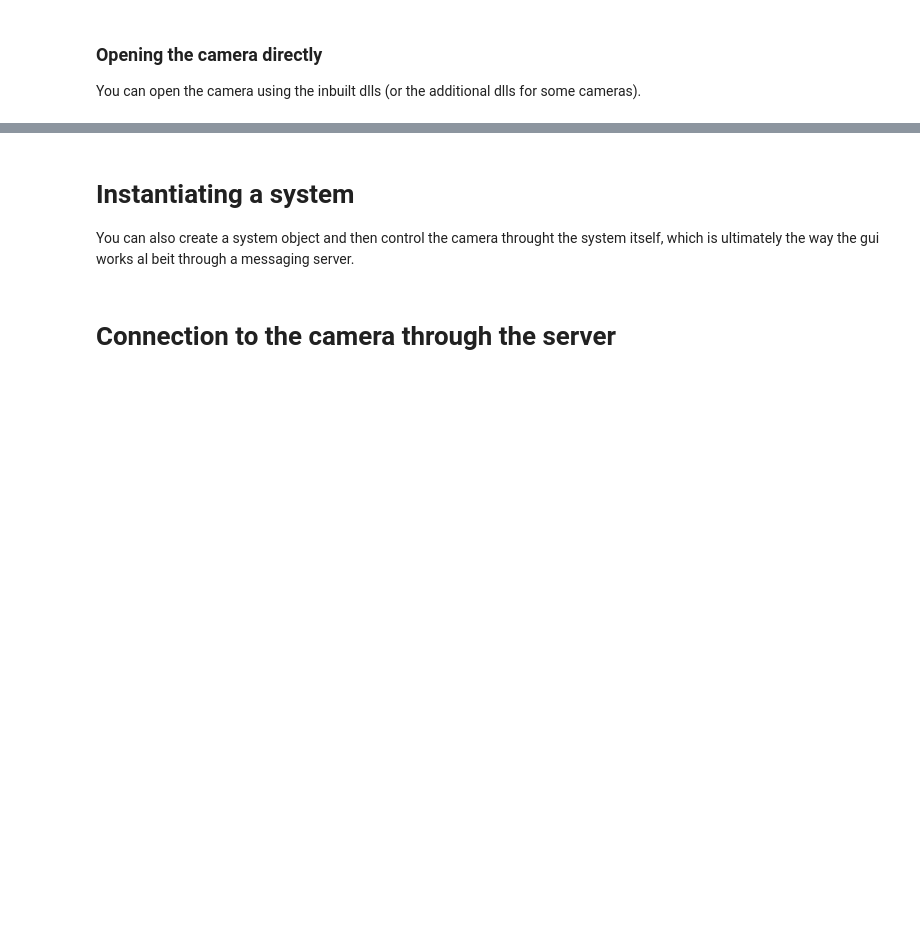
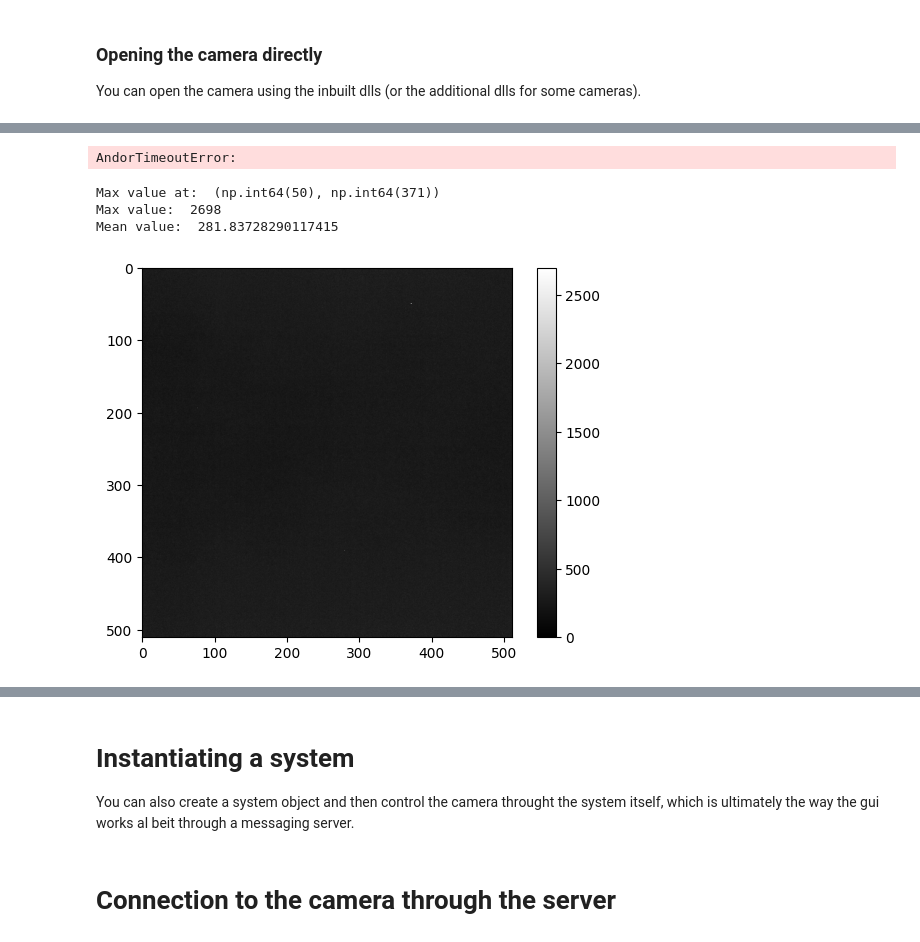
Before and after one commit to qnslab/qscope, a Jupyter notebook: examples/devices/controlling_andor_sona.ipynb, the cells around one changed output, grey strips where cells are left out. Cells and saved outputs as stored; diff of their text form; code cells hidden in the pictures; blank space fills up the shorter version.

```diff
--- a/examples/devices/controlling_andor_sona.ipynb
+++ b/examples/devices/controlling_andor_sona.ipynb
@@ -74,2 +79,37 @@ plt.show()
+# %%
+# take a series of 1s exposures.
+cam.set_roi(0, 2048, 0, 2048, 4,4)
+cam.set_exposure(1)
+
+for i in range(100):
+    image = cam.snap()
+    #if the image has a max value over 500, plot it and save it
+    if np.max(image) > 2000:
+        img= image
+        plt.figure()
+        plt.imshow(image, cmap="gray")
+        plt.colorbar()
+        plt.savefig(f"test_images\\andor_image_{i}.png")
+        plt.close()
+
+        np.save(f"test_images\\andor_image_{i}.npy", image)
+# %% [output]
+AndorTimeoutError:
+# %%
+# spatially average the image by a factor of 4
+
+plt.figure()
+plt.imshow(image, cmap="gray", vmin =0)
+plt.colorbar()
+
+# find where the max value is in the image
+print("Max value at: ", np.unravel_index(np.argmax(image), image.shape))
+print("Max value: ", np.max(image))
+print("Mean value: ", np.mean(image))
+# %% [output]
+Max value at:  (np.int64(50), np.int64(371))
+Max value:  2698
+Mean value:  281.83728290117415
+[figure, added]
 # %%
 cam.set_temperature(-25, enable_cooler=True)
```
Also changed, not shown: parts of 4 cells of this notebook, 1 other file.
